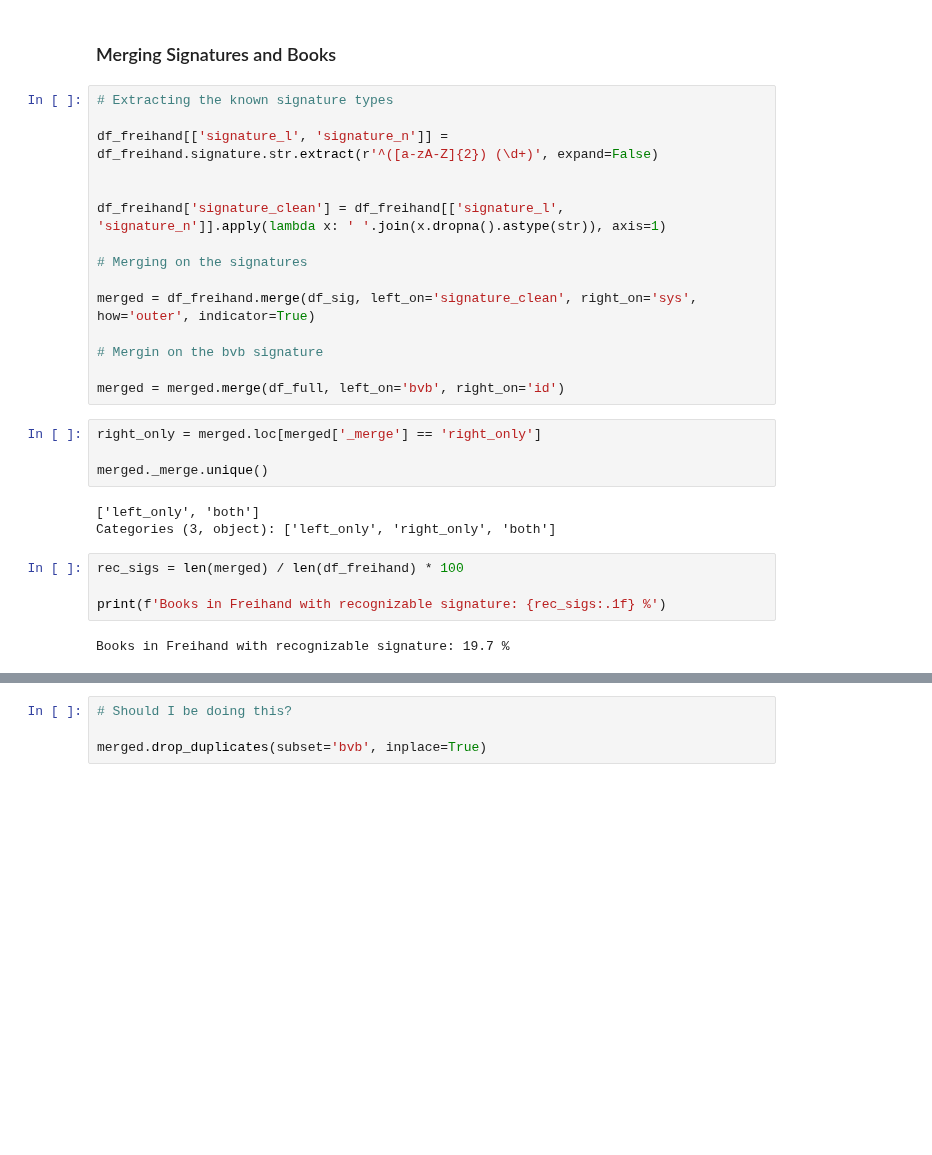
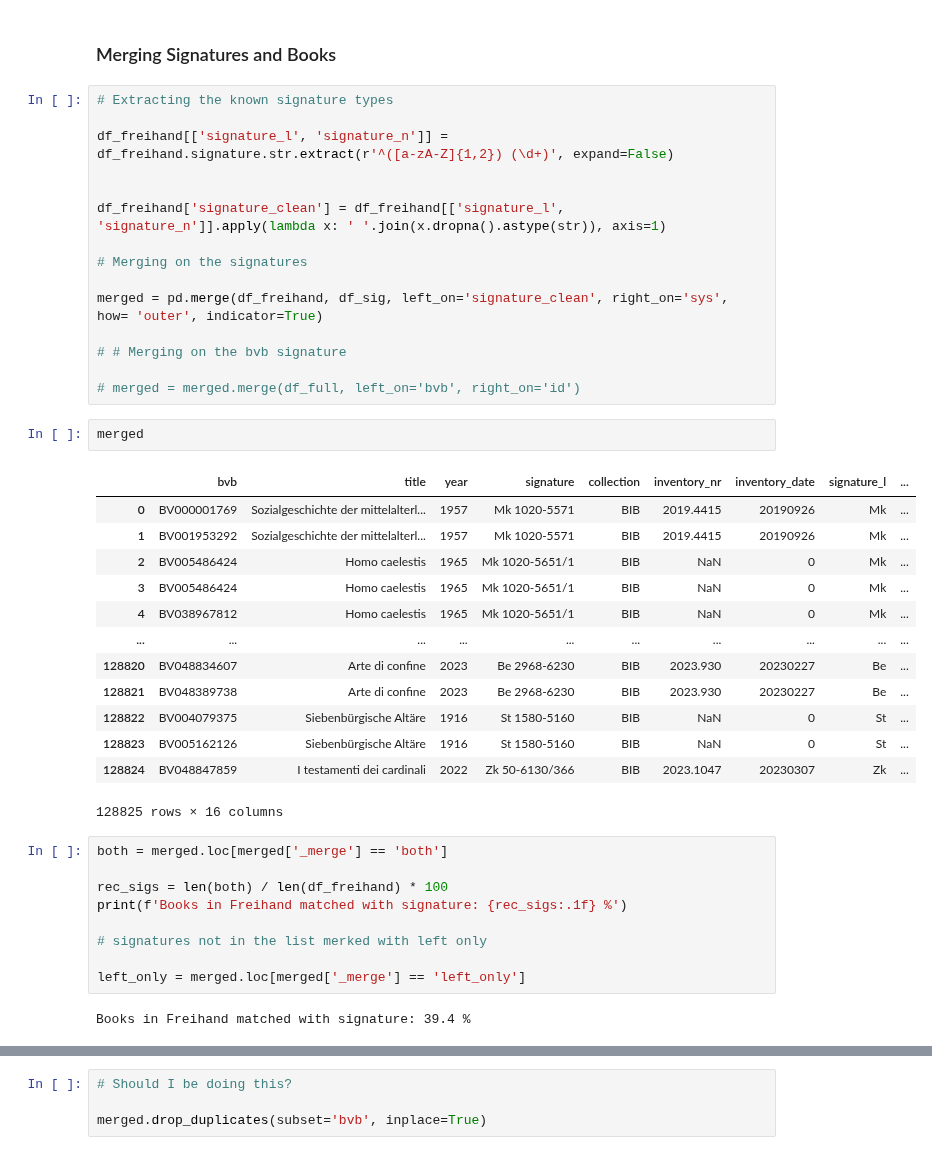
Before and after one commit to hanaCasey/BHVizData, a Jupyter notebook: preprocessing.ipynb, the cells around one changed output, grey strips where cells are left out. Drawn from its saved outputs; the diff is of its cells as text; blank space fills up the shorter version.

Commit message:
signature fun

```diff
--- a/preprocessing.ipynb
+++ b/preprocessing.ipynb
@@ -50,28 +50,42 @@ Index(['sys', 'text', 'text_3', 'text_2', 'text_1'], dtype='object')
 # %%
 # Extracting the known signature types
 
-df_freihand[['signature_l', 'signature_n']] = df_freihand.signature.str.extract(r'^([a-zA-Z]{2}) (\d+)', expand=False)
+df_freihand[['signature_l', 'signature_n']] = df_freihand.signature.str.extract(r'^([a-zA-Z]{1,2}) (\d+)', expand=False)
 
 
 df_freihand['signature_clean'] = df_freihand[['signature_l', 'signature_n']].apply(lambda x: ' '.join(x.dropna().astype(str)), axis=1)
 
 # Merging on the signatures
 
-merged = df_freihand.merge(df_sig, left_on='signature_clean', right_on='sys', how='outer', indicator=True)
+merged = pd.merge(df_freihand, df_sig, left_on='signature_clean', right_on='sys', how= 'outer', indicator=True)
 
-# Mergin on the bvb signature
+# # Merging on the bvb signature
 
-merged = merged.merge(df_full, left_on='bvb', right_on='id')
+# merged = merged.merge(df_full, left_on='bvb', right_on='id')
-# %%
-right_only = merged.loc[merged['_merge'] == 'right_only']
-
-merged._merge.unique()
-# %% [output]
-['left_only', 'both']
-Categories (3, object): ['left_only', 'right_only', 'both']
+# %%
+merged
+# %% [output]
+|  | bvb | title | year | signature | collection | inventory_nr | inventory_date | signature_l | ... |
+| 0 | BV000001769 | Sozialgeschichte der mittelalterl... | 1957 | Mk 1020-5571 | BIB | 2019.4415 | 20190926 | Mk | ... |
+| 1 | BV001953292 | Sozialgeschichte der mittelalterl... | 1957 | Mk 1020-5571 | BIB | 2019.4415 | 20190926 | Mk | ... |
+| 2 | BV005486424 | Homo caelestis | 1965 | Mk 1020-5651/1 | BIB | NaN | 0 | Mk | ... |
+| 3 | BV005486424 | Homo caelestis | 1965 | Mk 1020-5651/1 | BIB | NaN | 0 | Mk | ... |
+| 4 | BV038967812 | Homo caelestis | 1965 | Mk 1020-5651/1 | BIB | NaN | 0 | Mk | ... |
+| ... | ... | ... | ... | ... | ... | ... | ... | ... | ... |
+| 128820 | BV048834607 | Arte di confine | 2023 | Be 2968-6230 | BIB | 2023.930 | 20230227 | Be | ... |
+| 128821 | BV048389738 | Arte di confine | 2023 | Be 2968-6230 | BIB | 2023.930 | 20230227 | Be | ... |
+| 128822 | BV004079375 | Siebenbürgische Altäre | 1916 | St 1580-5160 | BIB | NaN | 0 | St | ... |
+| 128823 | BV005162126 | Siebenbürgische Altäre | 1916 | St 1580-5160 | BIB | NaN | 0 | St | ... |
+| 128824 | BV048847859 | I testamenti dei cardinali | 2022 | Zk 50-6130/366 | BIB | 2023.1047 | 20230307 | Zk | ... |
+128825 rows × 16 columns
 # %%
-rec_sigs = len(merged) / len(df_freihand) * 100
+both = merged.loc[merged['_merge'] == 'both']
 
-print(f'Books in Freihand with recognizable signature: {rec_sigs:.1f} %')
+rec_sigs = len(both) / len(df_freihand) * 100
+print(f'Books in Freihand matched with signature: {rec_sigs:.1f} %')
+
+# signatures not in the list merked with left only
+
+left_only = merged.loc[merged['_merge'] == 'left_only']
 # %% [output]
-Books in Freihand with recognizable signature: 19.7 %
+Books in Freihand matched with signature: 39.4 %
```
Also changed, not shown: parts of 4 cells of this notebook, 5 other files.
